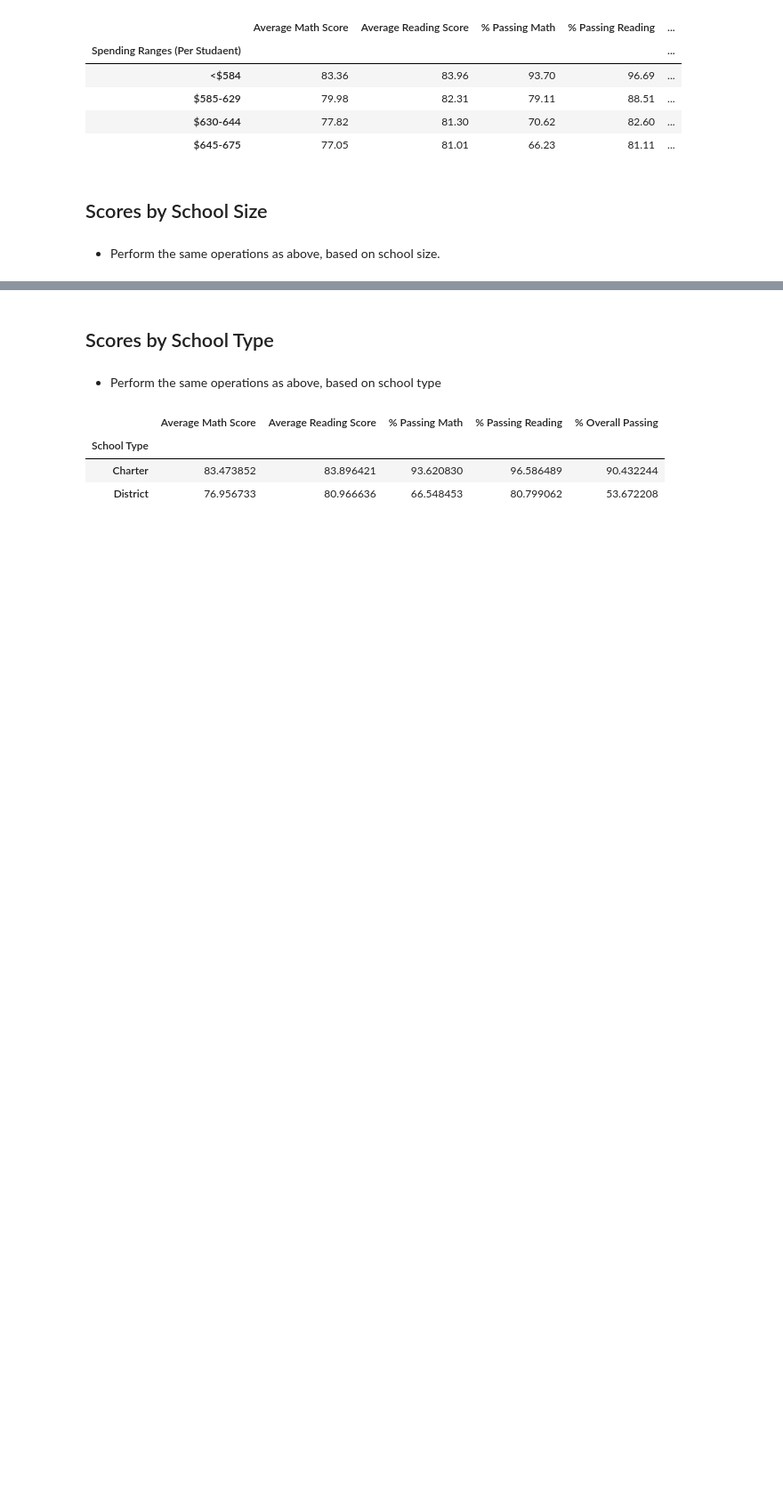
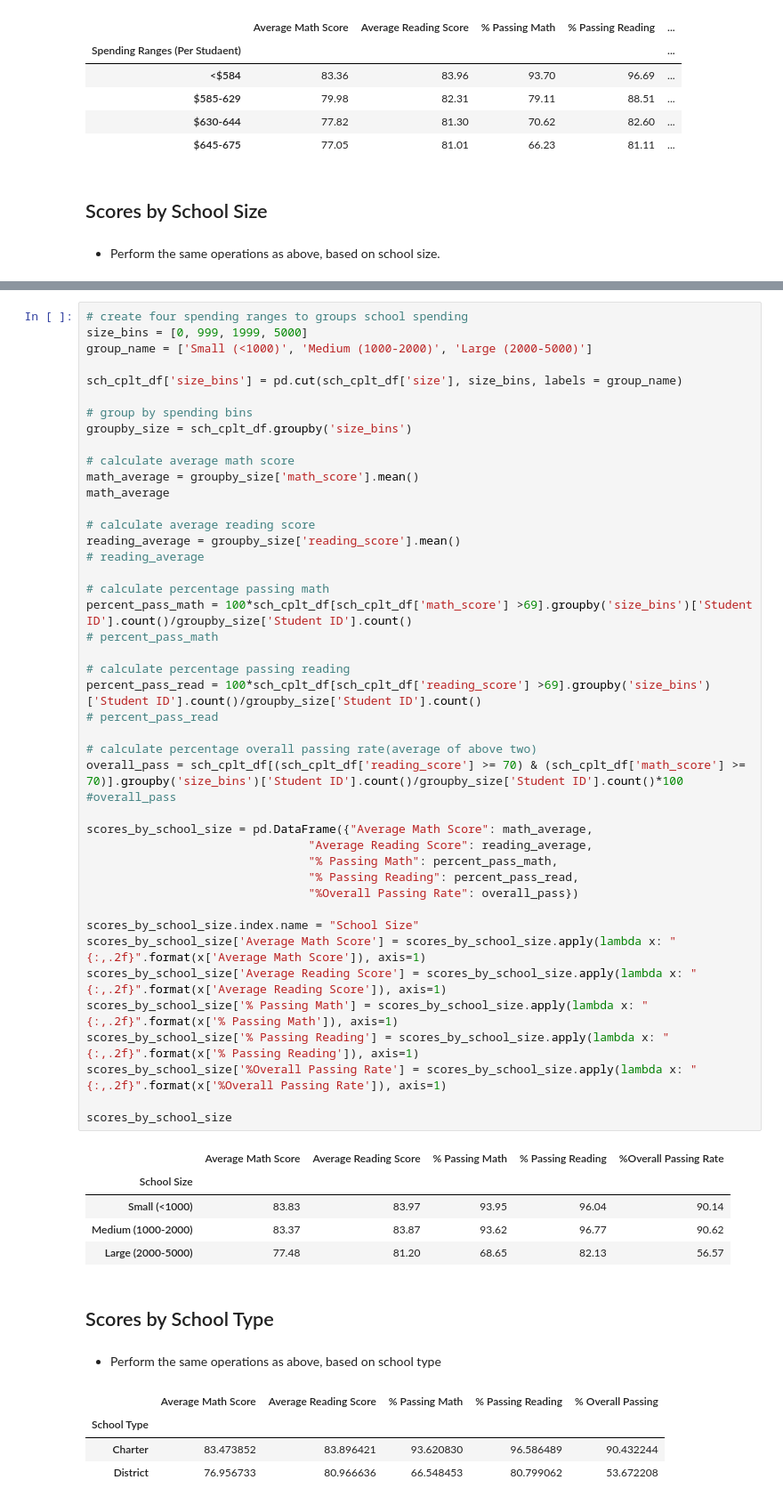
Before and after one commit to AR-Elbers/pandas-challenge, a Jupyter notebook: PyCitySchools/PyCitySchools.ipynb, the cells around one changed output, grey strips where cells are left out. Shown: that part at 89% size. Saved outputs shown, nothing was run; the diff lists cells and outputs as text; blank space fills up the shorter version.

```diff
--- a/PyCitySchools/PyCitySchools.ipynb
+++ b/PyCitySchools/PyCitySchools.ipynb
@@ -420,3 +413,53 @@ scores_by_school_spend
+# %%
+# create four spending ranges to groups school spending
+size_bins = [0, 999, 1999, 5000]
+group_name = ['Small (<1000)', 'Medium (1000-2000)', 'Large (2000-5000)']
+
+sch_cplt_df['size_bins'] = pd.cut(sch_cplt_df['size'], size_bins, labels = group_name)
+
+# group by spending bins
+groupby_size = sch_cplt_df.groupby('size_bins')
+
+# calculate average math score
+math_average = groupby_size['math_score'].mean()
+math_average
+
+# calculate average reading score
+reading_average = groupby_size['reading_score'].mean()
+# reading_average
+
+# calculate percentage passing math
+percent_pass_math = 100*sch_cplt_df[sch_cplt_df['math_score'] >69].groupby('size_bins')['Student ID'].count()/groupby_size['Student ID'].count()
+# percent_pass_math
+
+# calculate percentage passing reading
+percent_pass_read = 100*sch_cplt_df[sch_cplt_df['reading_score'] >69].groupby('size_bins')['Student ID'].count()/groupby_size['Student ID'].count()
+# percent_pass_read
+
+# calculate percentage overall passing rate(average of above two)
+overall_pass = sch_cplt_df[(sch_cplt_df['reading_score'] >= 70) & (sch_cplt_df['math_score'] >= 70)].groupby('size_bins')['Student ID'].count()/groupby_size['Student ID'].count()*100
+#overall_pass
+
+scores_by_school_size = pd.DataFrame({"Average Math Score": math_average,
+                                "Average Reading Score": reading_average,
+                                "% Passing Math": percent_pass_math,
+                                "% Passing Reading": percent_pass_read,
+                                "%Overall Passing Rate": overall_pass})
+
+scores_by_school_size.index.name = "School Size"
+scores_by_school_size['Average Math Score'] = scores_by_school_size.apply(lambda x: "{:,.2f}".format(x['Average Math Score']), axis=1)
+scores_by_school_size['Average Reading Score'] = scores_by_school_size.apply(lambda x: "{:,.2f}".format(x['Average Reading Score']), axis=1)
+scores_by_school_size['% Passing Math'] = scores_by_school_size.apply(lambda x: "{:,.2f}".format(x['% Passing Math']), axis=1)
+scores_by_school_size['% Passing Reading'] = scores_by_school_size.apply(lambda x: "{:,.2f}".format(x['% Passing Reading']), axis=1)
+scores_by_school_size['%Overall Passing Rate'] = scores_by_school_size.apply(lambda x: "{:,.2f}".format(x['%Overall Passing Rate']), axis=1)
+
+scores_by_school_size
+# %% [output]
+|  | Average Math Score | Average Reading Score | % Passing Math | % Passing Reading | %Overall Passing Rate |
+| School Size |  |  |  |  |  |
+| Small (<1000) | 83.83 | 83.97 | 93.95 | 96.04 | 90.14 |
+| Medium (1000-2000) | 83.37 | 83.87 | 93.62 | 96.77 | 90.62 |
+| Large (2000-5000) | 77.48 | 81.20 | 68.65 | 82.13 | 56.57 |
 # %% [markdown]
 ## Scores by School Type
 # %% [markdown]
```
Also changed, not shown: parts of 1 cell of this notebook.
